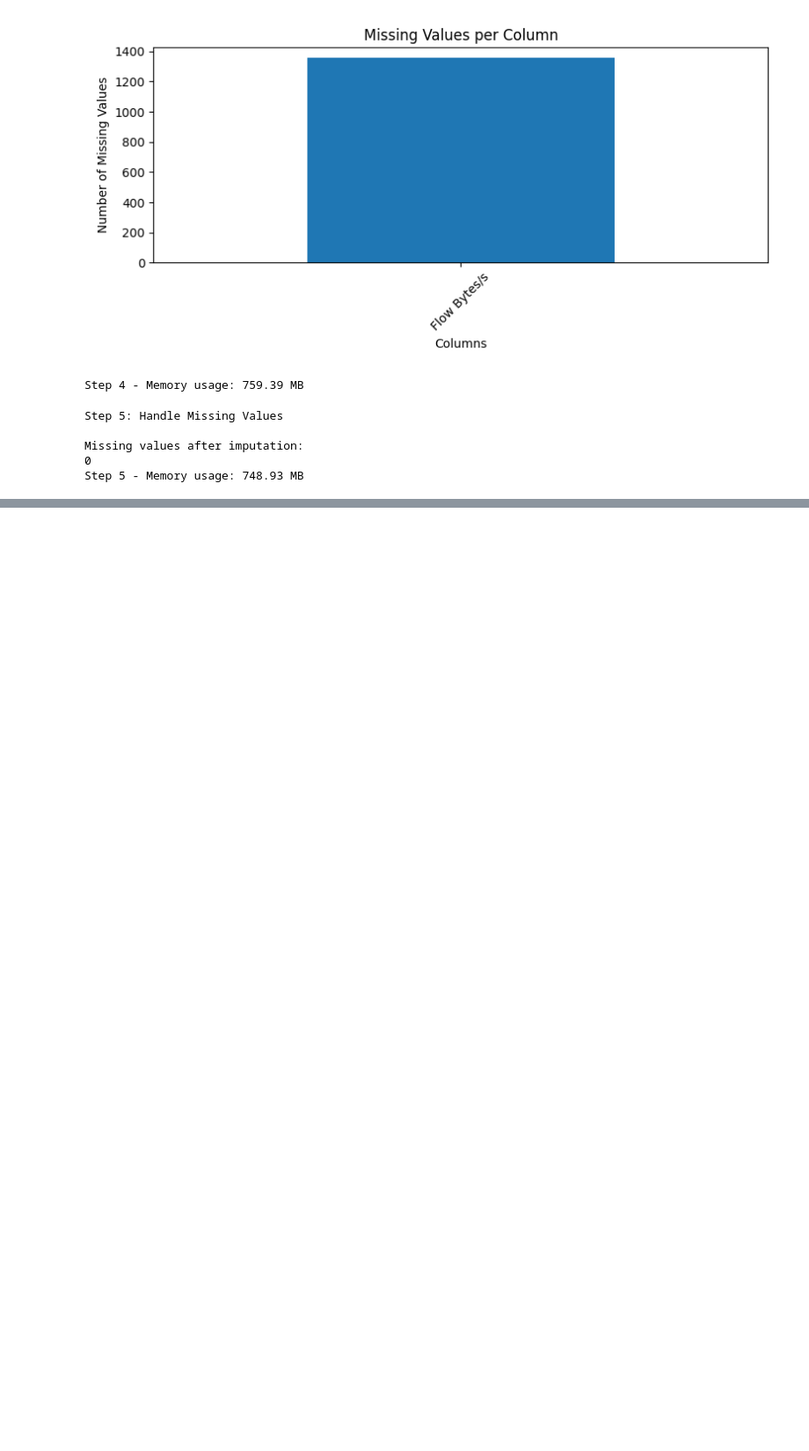
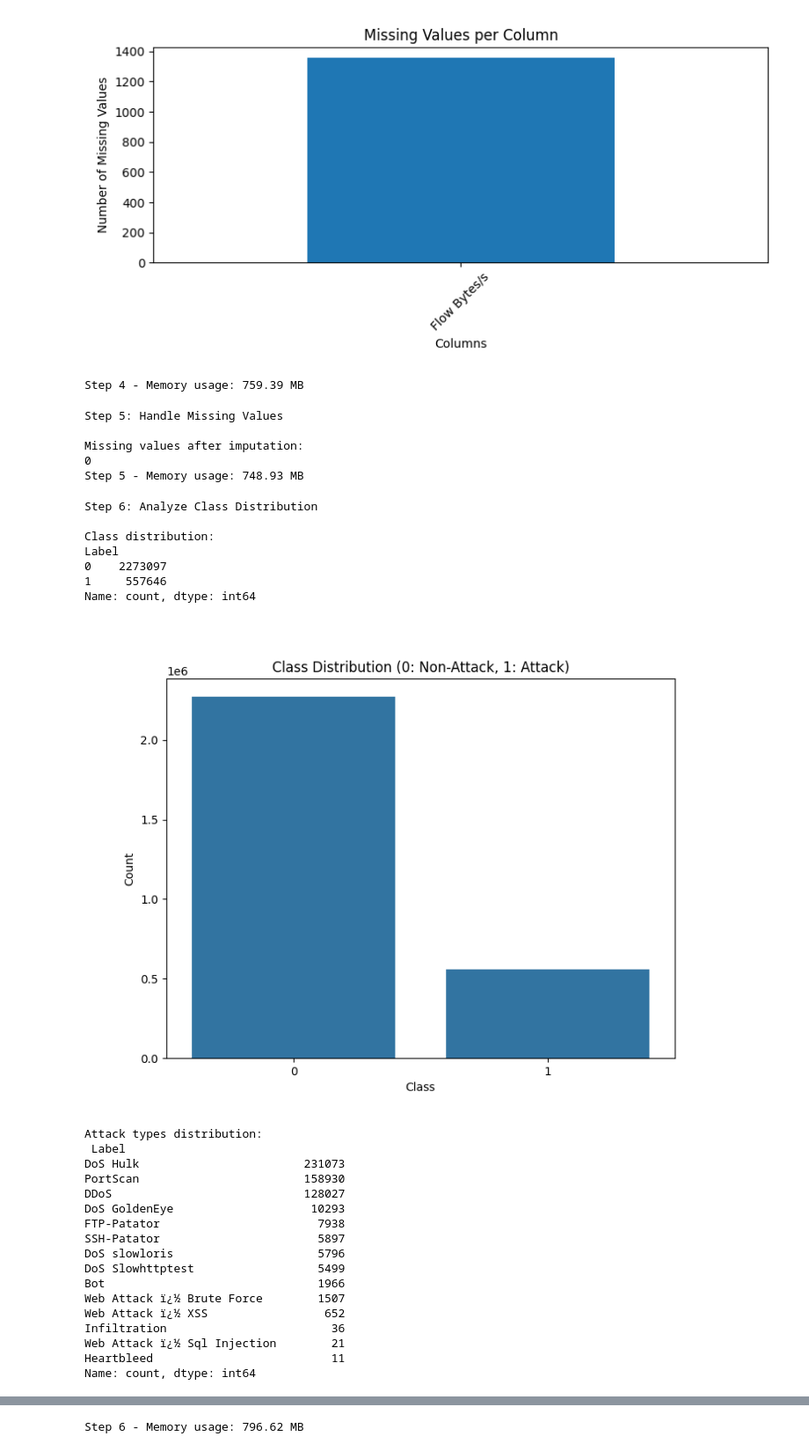
Before and after one commit to fjadidi2001/Cyber-Attack-Detection, a Jupyter notebook: CyberAttackDetection.ipynb, the cells around one changed output, grey strips where cells are left out. Shown: that part at 88% size. Saved outputs shown, nothing was run; the diff lists cells and outputs as text; code cells hidden in the pictures; blank space fills up the shorter version.

```diff
--- a/CyberAttackDetection.ipynb
+++ b/CyberAttackDetection.ipynb
@@ -253,3 +253,69 @@ Step 5: Handle Missing Values
 Missing values after imputation:
 0
 Step 5 - Memory usage: 748.93 MB
+# %%
+# Step 6: Analyze Class Distribution
+def analyze_class_distribution(df):
+    print("\nStep 6: Analyze Class Distribution")
+    # Map labels
+    df['Label'] = df[' Label'].apply(lambda x: 0 if x == 'BENIGN' else 1)
+    class_counts = df['Label'].value_counts()
+    print("\nClass distribution:")
+    print(class_counts)
+
+    # Visualize class distribution
+    plt.figure(figsize=(8, 6))
+    sns.countplot(x='Label', data=df)
+    plt.title("Class Distribution (0: Non-Attack, 1: Attack)")
+    plt.xlabel("Class")
+    plt.ylabel("Count")
+    plt.savefig('class_distribution.png')
+    plt.close()
+    display(Image('class_distribution.png'))
+
+    # Attack type distribution
+    attack_types = df[df['Label'] == 1][' Label'].value_counts()
+    print("\nAttack types distribution:")
+    print(attack_types)
+
+    plt.figure(figsize=(10, 6))
+    attack_types.plot(kind='bar')
+    plt.title("Distribution of Attack Types")
+    plt.xlabel("Attack Type")
+    plt.ylabel("Count")
+    plt.xticks(rotation=45)
+    plt.tight_layout()
+    plt.savefig('attack_types_distribution.png')
+    plt.close()
+    display(Image('attack_types_distribution.png'))
+
+    print_memory_usage("Step 6")
+    return df
+
+df = analyze_class_distribution(df)
+# %% [output]
+Step 6: Analyze Class Distribution
+
+Class distribution:
+Label
+0    2273097
+1     557646
+Name: count, dtype: int64
+[figure, added]
+Attack types distribution:
+ Label
+DoS Hulk                        231073
+PortScan                        158930
+DDoS                            128027
+DoS GoldenEye                    10293
+FTP-Patator                       7938
+SSH-Patator                       5897
+DoS slowloris                     5796
+DoS Slowhttptest                  5499
+Bot                               1966
+Web Attack ï¿½ Brute Force        1507
+Web Attack ï¿½ XSS                 652
+Infiltration                        36
+Web Attack ï¿½ Sql Injection        21
+Heartbleed                          11
+Name: count, dtype: int64
@@ -255,0 +323 @@ Step 5 - Memory usage: 748.93 MB
+Step 6 - Memory usage: 796.62 MB
```
Also changed, not shown: parts of 2 cells of this notebook.
